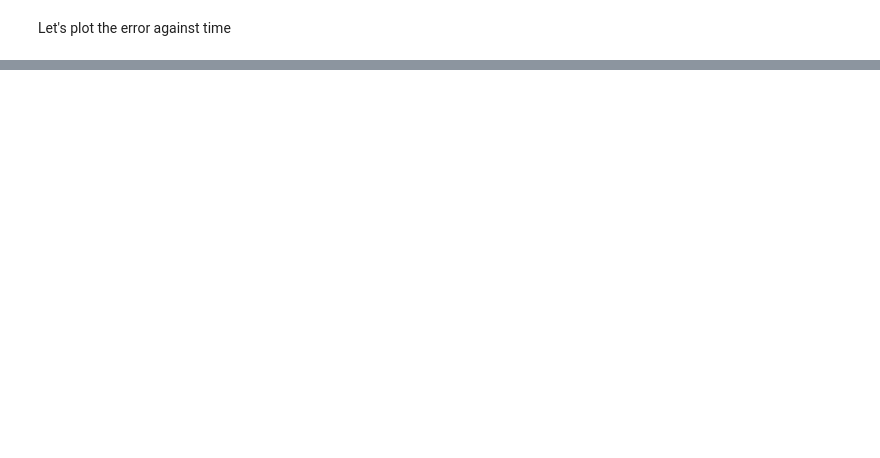
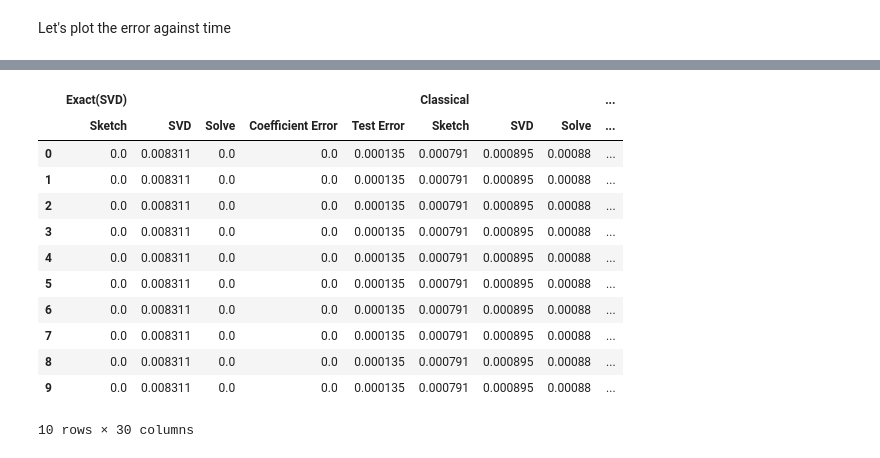
Before and after one commit to c-dickens/MatrixSketching, a Jupyter notebook: lib/experiment-scripts/results/Experiment0 Plots.ipynb, the cells around one changed output, grey strips where cells are left out. Saved outputs shown, nothing was run; the diff lists cells and outputs as text; code cells hidden in the pictures; blank space fills up the shorter version.

Commit message:
Real data exps done on cal housing

```diff
--- a/lib/experiment-scripts/results/Experiment0 Plots.ipynb
+++ b/lib/experiment-scripts/results/Experiment0 Plots.ipynb
@@ -309,0 +306,3 @@ print(a)
+# %%
+df = pd.read_csv('experiment3-cal_housing0.125.csv',header=[0,1]) # [0,1] for multiindex header
+#df = pd.read_csv('experiment4-aloi.csv',header=[0,1])
@@ -309,0 +329,16 @@ print(a)
+# %%
+df.head(20)
+# %% [output]
+|  | Exact(SVD) |  |  |  |  | Classical |  |  | ... |
+|  | Sketch | SVD | Solve | Coefficient Error | Test Error | Sketch | SVD | Solve | ... |
+| 0 | 0.0 | 0.008311 | 0.0 | 0.0 | 0.000135 | 0.000791 | 0.000895 | 0.00088 | ... |
+| 1 | 0.0 | 0.008311 | 0.0 | 0.0 | 0.000135 | 0.000791 | 0.000895 | 0.00088 | ... |
+| 2 | 0.0 | 0.008311 | 0.0 | 0.0 | 0.000135 | 0.000791 | 0.000895 | 0.00088 | ... |
+| 3 | 0.0 | 0.008311 | 0.0 | 0.0 | 0.000135 | 0.000791 | 0.000895 | 0.00088 | ... |
+| 4 | 0.0 | 0.008311 | 0.0 | 0.0 | 0.000135 | 0.000791 | 0.000895 | 0.00088 | ... |
+| 5 | 0.0 | 0.008311 | 0.0 | 0.0 | 0.000135 | 0.000791 | 0.000895 | 0.00088 | ... |
+| 6 | 0.0 | 0.008311 | 0.0 | 0.0 | 0.000135 | 0.000791 | 0.000895 | 0.00088 | ... |
+| 7 | 0.0 | 0.008311 | 0.0 | 0.0 | 0.000135 | 0.000791 | 0.000895 | 0.00088 | ... |
+| 8 | 0.0 | 0.008311 | 0.0 | 0.0 | 0.000135 | 0.000791 | 0.000895 | 0.00088 | ... |
+| 9 | 0.0 | 0.008311 | 0.0 | 0.0 | 0.000135 | 0.000791 | 0.000895 | 0.00088 | ... |
+10 rows × 30 columns
```
Also changed, not shown: parts of 16 cells of this notebook, 10 other files.
